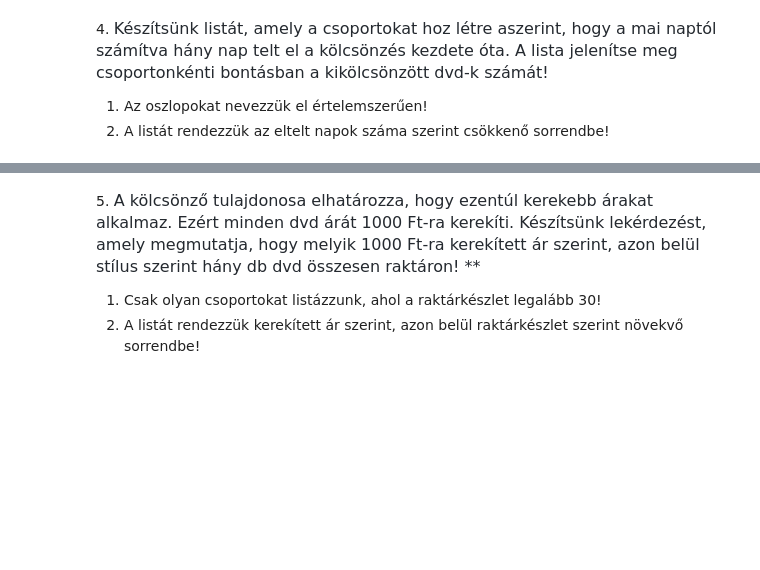
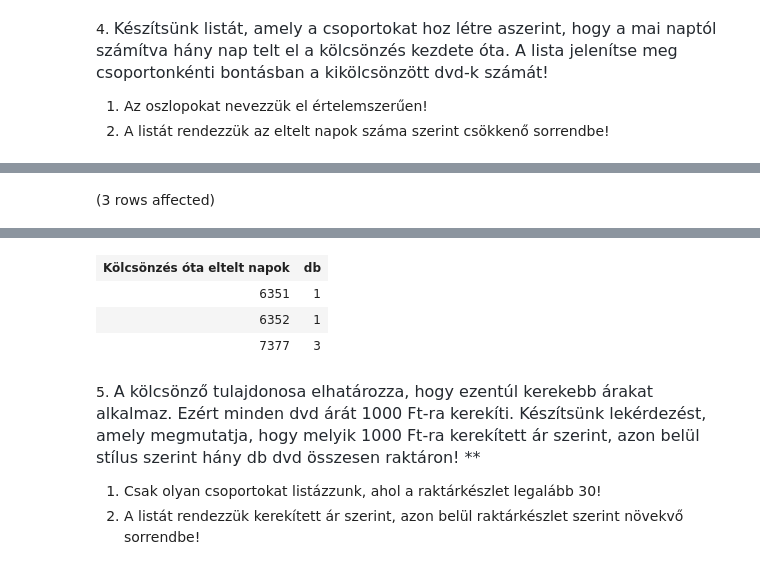
Before and after one commit to bendeguzmiskey/adatb01, a Jupyter notebook: gyakorlat02_feladatok .ipynb, the cells around one changed output, grey strips where cells are left out. Saved outputs shown, nothing was run; the diff lists cells and outputs as text; code cells hidden in the pictures; blank space fills up the shorter version.

```diff
--- a/gyakorlat02_feladatok .ipynb
+++ b/gyakorlat02_feladatok .ipynb
@@ -49,0 +92,8 @@ Total execution time: 00:00:00
+# %%
+SELECT
+    DATEDIFF(day, ki_datum, GETDATE()) as 'Kölcsönzés óta eltelt napok',
+    COUNT(*) as 'db'
+FROM kolcsonzesek
+GROUP BY DATEDIFF(day, ki_datum, GETDATE())
+# %% [output]
+(3 rows affected)
@@ -50,3 +101,7 @@ Total execution time: 00:00:00
+| Kölcsönzés óta eltelt napok | db |
+| 6351 | 1 |
+| 6352 | 1 |
+| 7377 | 3 |
 # %% [markdown]
 5. <span style="color: rgb(36, 41, 47); font-family: -apple-system, BlinkMacSystemFont, &quot;Segoe UI&quot;, Helvetica, Arial, sans-serif, &quot;Apple Color Emoji&quot;, &quot;Segoe UI Emoji&quot;; font-size: 16px;">A kölcsönző tulajdonosa elhatározza, hogy ezentúl kerekebb árakat alkalmaz. Ezért minden dvd árát 1000 Ft-ra kerekíti. Készítsünk lekérdezést, amely megmutatja, hogy melyik 1000 Ft-ra kerekített ár szerint, azon belül stílus szerint hány db dvd összesen raktáron! **</span>
 
```
Also changed, not shown: parts of 9 cells of this notebook.
